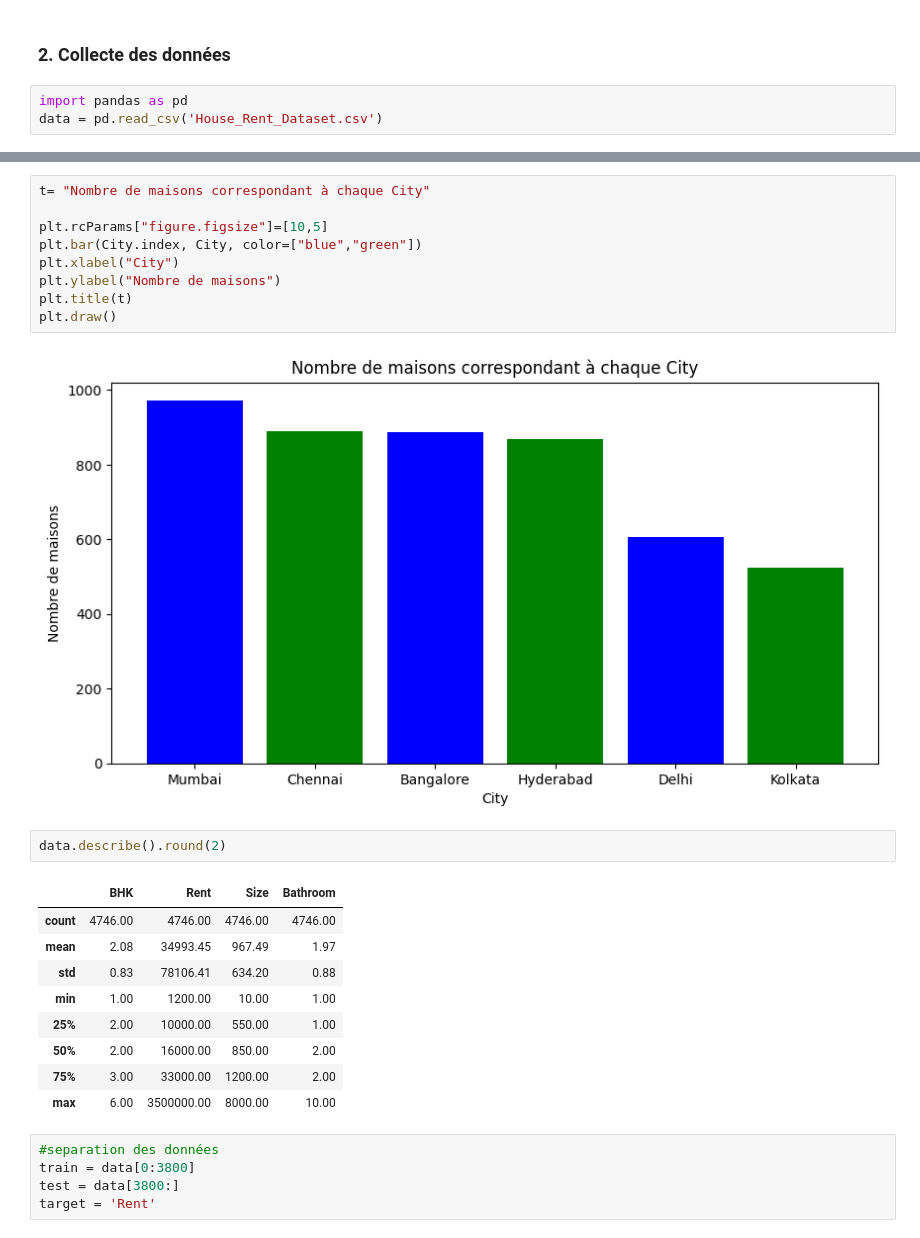
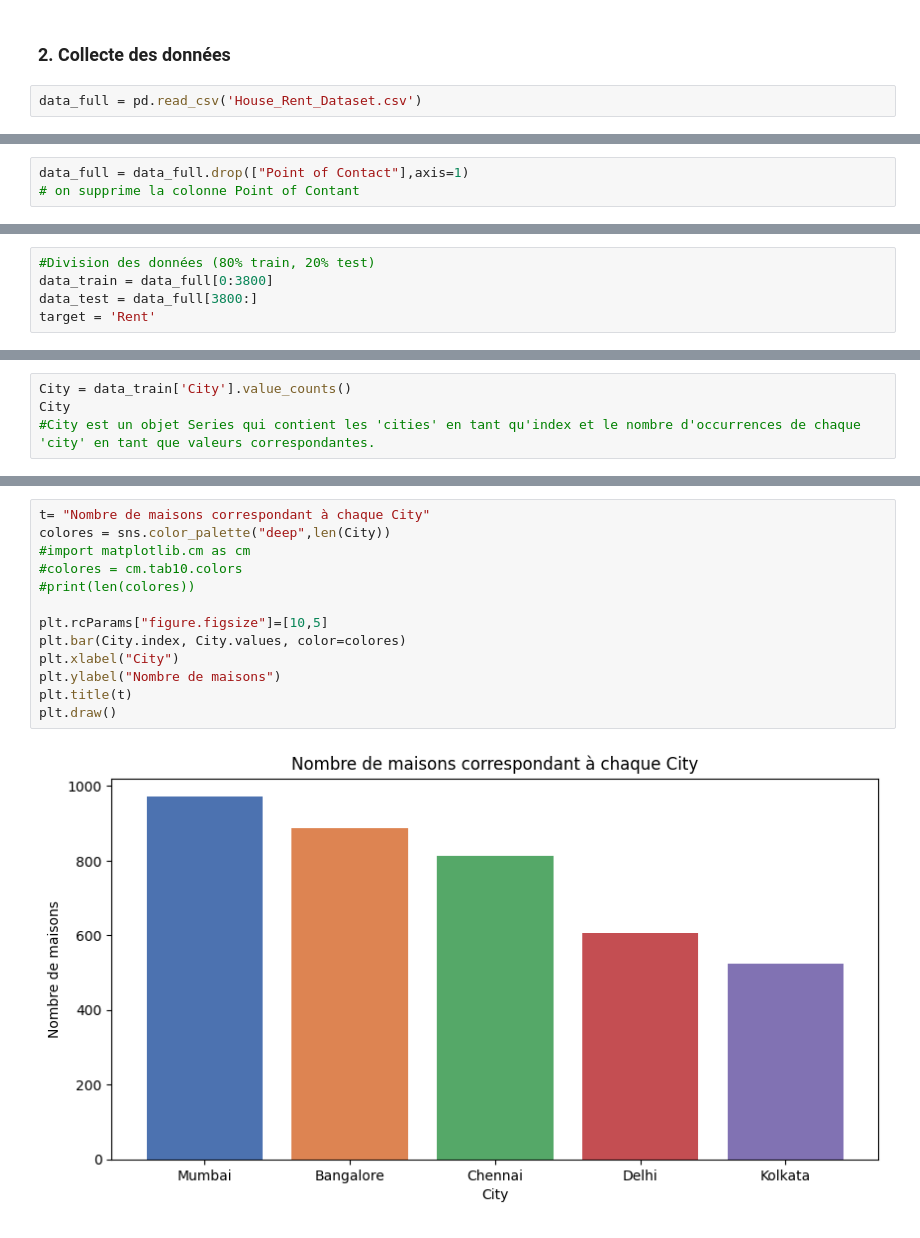
Before and after one commit to jflorescuba/Machine_learning, a Jupyter notebook: House_rent/House_rent.ipynb, the cells around one changed output, grey strips where cells are left out. Cells and saved outputs as stored; diff of their text form.

```diff
--- a/House_rent/House_rent.ipynb
+++ b/House_rent/House_rent.ipynb
@@ -29,6 +37,5 @@ Point of Contact: Whom should you contact for more information regarding the Hou
 # %% [markdown]
 ### 2. Collecte des données
 # %%
-import pandas as pd
-data = pd.read_csv('House_Rent_Dataset.csv')
+data_full = pd.read_csv('House_Rent_Dataset.csv')
 # %%
@@ -78,3 +85,6 @@ Index(['Posted On', 'BHK', 'Rent', 'Size', 'Floor', 'Area Type',
        'Area Locality', 'City', 'Furnishing Status', 'Tenant Preferred',
        'Bathroom', 'Point of Contact'],
       dtype='object')
+# %%
+data_full = data_full.drop(["Point of Contact"],axis=1)
+# on supprime la colonne Point of Contant
@@ -81 +103,6 @@ Index(['Posted On', 'BHK', 'Rent', 'Size', 'Floor', 'Area Type',
+# %%
+#Division des données (80% train, 20% test)
+data_train = data_full[0:3800]
+data_test = data_full[3800:]
+target = 'Rent'
 # %% [markdown]
@@ -102,0 +141,4 @@ Name: count, dtype: int64
+# %%
+City = data_train['City'].value_counts()
+City
+#City est un objet Series qui contient les 'cities' en tant qu'index et le nombre d'occurrences de chaque 'city' en tant que valeurs correspondantes.
@@ -103,28 +153,15 @@ Name: count, dtype: int64
 # %%
 t= "Nombre de maisons correspondant à chaque City"
+colores = sns.color_palette("deep",len(City))
+#import matplotlib.cm as cm
+#colores = cm.tab10.colors
+#print(len(colores))
 
 plt.rcParams["figure.figsize"]=[10,5]
-plt.bar(City.index, City, color=["blue","green"])
+plt.bar(City.index, City.values, color=colores)
 plt.xlabel("City")
 plt.ylabel("Nombre de maisons")
 plt.title(t)
 plt.draw()
 # %% [output]
-[figure, old version]
+[figure, new version]
-# %%
-data.describe().round(2)
-# %% [output]
-|  | BHK | Rent | Size | Bathroom |
-| count | 4746.00 | 4746.00 | 4746.00 | 4746.00 |
-| mean | 2.08 | 34993.45 | 967.49 | 1.97 |
-| std | 0.83 | 78106.41 | 634.20 | 0.88 |
-| min | 1.00 | 1200.00 | 10.00 | 1.00 |
-| 25% | 2.00 | 10000.00 | 550.00 | 1.00 |
-| 50% | 2.00 | 16000.00 | 850.00 | 2.00 |
-| 75% | 3.00 | 33000.00 | 1200.00 | 2.00 |
-| max | 6.00 | 3500000.00 | 8000.00 | 10.00 |
-# %%
-#separation des données
-train = data[0:3800]
-test = data[3800:]
-target = 'Rent'
```
Also changed, not shown: parts of 23 cells of this notebook.
